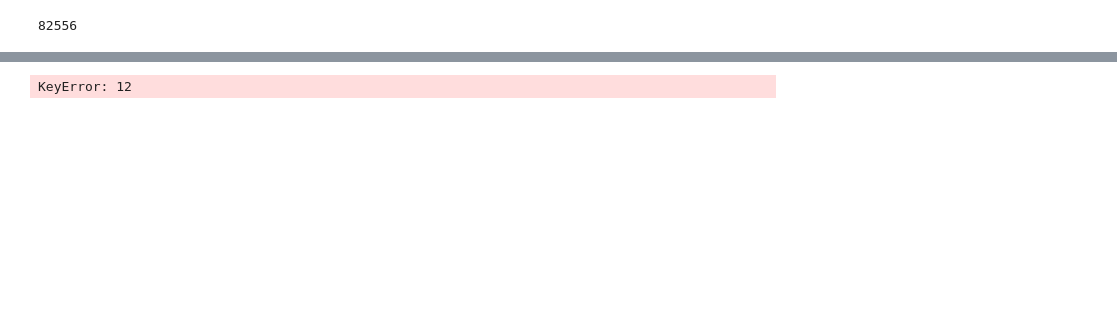
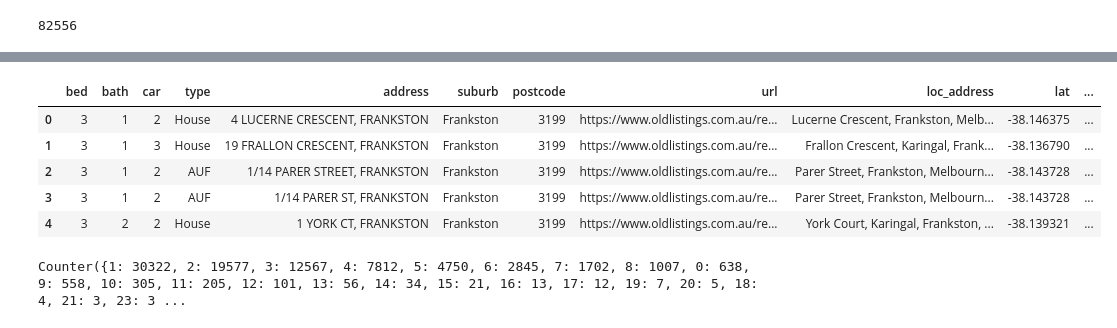
Before and after one commit to MAST30034-Applied-Data-Science/generic-real-estate-consulting-project-group-0, a Jupyter notebook: notebooks/feature_enger.ipynb, the cells around one changed output, grey strips where cells are left out. Drawn from its saved outputs; the diff is of its cells as text; code cells hidden in the pictures; blank space fills up the shorter version.

```diff
--- a/notebooks/feature_enger.ipynb
+++ b/notebooks/feature_enger.ipynb
@@ -42,13 +37,19 @@ n_property = 0
 # %%
 past_listing = []
 list_date = df.iloc[0]['list_date']
+list_price = df.iloc[0]['weekly_rent']
 # %%
-for i in tqdm(range(1,n_rows)):
-    # pprint(i)
+for i in tqdm(range(1, n_rows)):
+    # print(i)
+    # print(df.iloc[i]['address'])
     if df.iloc[i]['address'] == df2.iloc[n_property]['address']:
-        days = (df2.iloc[n_property]['list_date'] - list_date)/ np.timedelta64(1, 'Y')
-        list_date = df2.iloc[n_property]['list_date']
-        price = df2.iloc[n_property]['weekly_rent'] - df.iloc[i]['weekly_rent']
+        # print(past_listing)
+        # print(list_date)
+        # print(df2.iloc[n_property]['list_date'])
+        days = (df.iloc[i]['list_date'] - list_date)/ np.timedelta64(1, 'Y')
+        list_date = df.iloc[i]['list_date']
+        price = list_price - df.iloc[i]['weekly_rent']
+        list_price = df.iloc[i]['weekly_rent']
         if days != 0:
             temp = [days, price]
             past_listing.append(temp)
@@ -56,8 +57,5 @@ for i in tqdm(range(1,n_rows)):
         df2.at[n_property, 'list_history'] = past_listing
         n_property += 1
         df2.loc[n_property] = df.iloc[i]
-        # df2 = df2.append(df.iloc[i])
-        # print(past_listing)
-        # print(past_listing)
         past_listing = []
 df2.at[n_property, 'list_history'] = past_listing
@@ -77,2 +62,2 @@ len(df)
 # %%
-df2[df2['list_history'].map(lambda d: len(d)) > 0]
+df2['list_count'] = df2['list_history'].str.len()
@@ -93,4 +64,10 @@ df2[df2['list_history'].map(lambda d: len(d)) > 0]
-# %%
-df2.groupby(len('list_history')).address.transform('count')
-# %% [output]
-KeyError: 12
+# %%
+df2 = df2.rename(columns={'code': 'postcode'}, errors="raise")
+df2.head()
+# %% [output]
+|  | bed | bath | car | type | address | suburb | postcode | url | loc_address | lat | ... |
+| 0 | 3 | 1 | 2 | House | 4 LUCERNE CRESCENT, FRANKSTON | Frankston | 3199 | https://www.oldlistings.com.au/re... | Lucerne Crescent, Frankston, Melb... | -38.146375 | ... |
+| 1 | 3 | 1 | 3 | House | 19 FRALLON CRESCENT, FRANKSTON | Frankston | 3199 | https://www.oldlistings.com.au/re... | Frallon Crescent, Karingal, Frank... | -38.136790 | ... |
+| 2 | 3 | 1 | 2 | AUF | 1/14 PARER STREET, FRANKSTON | Frankston | 3199 | https://www.oldlistings.com.au/re... | Parer Street, Frankston, Melbourn... | -38.143728 | ... |
+| 3 | 3 | 1 | 2 | AUF | 1/14 PARER ST, FRANKSTON | Frankston | 3199 | https://www.oldlistings.com.au/re... | Parer Street, Frankston, Melbourn... | -38.143728 | ... |
+| 4 | 3 | 2 | 2 | House | 1 YORK CT, FRANKSTON | Frankston | 3199 | https://www.oldlistings.com.au/re... | York Court, Karingal, Frankston, ... | -38.139321 | ... |
@@ -96,0 +80,5 @@ KeyError: 12
+# %%
+counter = collections.Counter(col_list)
+print(counter)
+# %% [output]
+Counter({1: 30322, 2: 19577, 3: 12567, 4: 7812, 5: 4750, 6: 2845, 7: 1702, 8: 1007, 0: 638, 9: 558, 10: 305, 11: 205, 12: 101, 13: 56, 14: 34, 15: 21, 16: 13, 17: 12, 19: 7, 20: 5, 18: 4, 21: 3, 23: 3 ...
```
Also changed, not shown: parts of 22 cells of this notebook, 3 other files.
